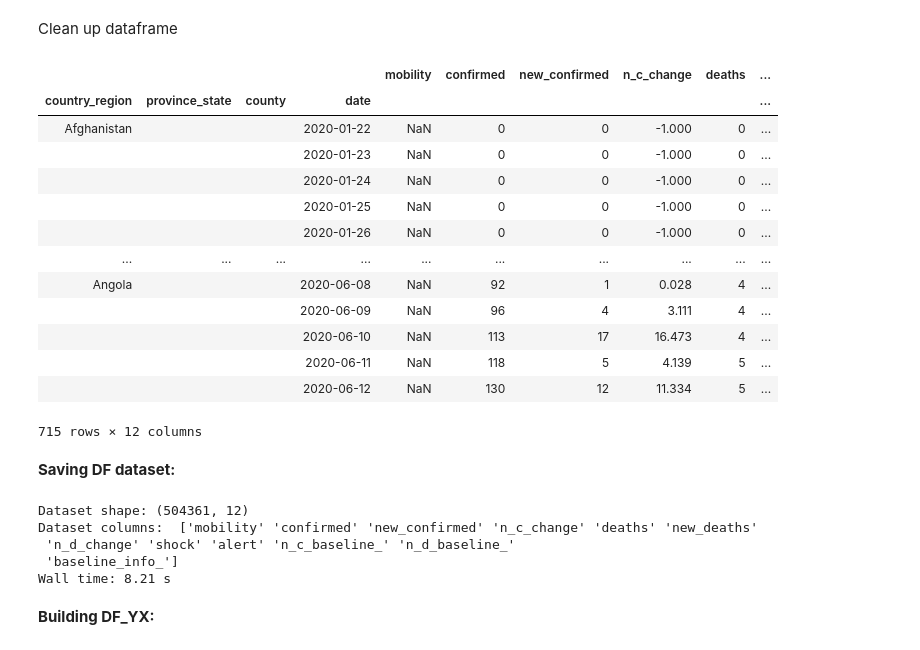
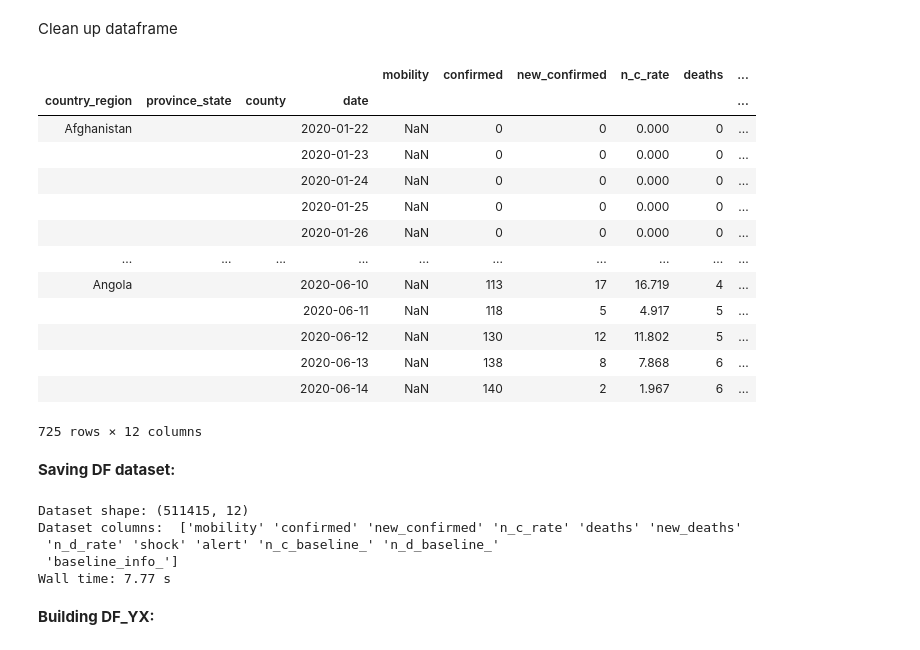
Before and after one commit to abtinkd/covid19, a Jupyter notebook: data-exploration.ipynb, the cells around one changed output. Cells and saved outputs as stored; diff of their text form; code cells hidden in the pictures.

```diff
--- a/data-exploration.ipynb
+++ b/data-exploration.ipynb
@@ -136,7 +136,7 @@ def calculate_baseline(df, based_on_column, start_date, end_date, apply_func):
                .groupby(axis=0, level=[0,1,2])
                .apply(apply_func))
 
-    res.loc[(res.isna()) | (res < 0.5)] = 0.5
+    res.loc[(res.isna()) | (res < 1.0)] = 1.0
     return res
 # %% [markdown]
 # Loading data <a class='anchor' id='loading-data'></a>
@@ -248,6 +248,6 @@ Wall time: 6 s
 # %%
-df['n_c_change'] = (((df['new_confirmed'] - df['n_c_baseline_']) / df['n_c_baseline_'])
+df['n_c_rate'] = ((df['new_confirmed'] / df['n_c_baseline_'])
                                     .round(3))
-df['n_d_change'] = (((df['new_deaths'] - df['n_d_baseline_']) / df['n_d_baseline_'])
+df['n_d_rate'] = ((df['new_deaths'] / df['n_d_baseline_'])
                                 .round(3))
 # %% [markdown]
@@ -260,11 +260,11 @@ df['shock'] = np.nan
 df['alert'] = np.nan
 wavg = lambda x: np.average(x.iloc[-k:], weights=weights, axis=0)
 df_temp = df.sort_index(level=3)
-df['shock'] = df_temp['n_d_change'].groupby(axis=0, level=[0,1,2]).apply(wavg)
-df['alert'] = df_temp['n_c_change'].groupby(axis=0, level=[0,1,2]).apply(wavg)
+df['shock'] = df_temp['n_d_rate'].groupby(axis=0, level=[0,1,2]).apply(wavg)
+df['alert'] = df_temp['n_c_rate'].groupby(axis=0, level=[0,1,2]).apply(wavg)
 
 # slower version:
 # for name, group in df.groupby(axis=0, level=[0,1,2]):
-#     df.loc[name, 'shock'] = np.average(group.iloc[-k:]['n_d_change'], weights=weights, axis=0)
-#     df.loc[name, 'growth'] = np.average(group.iloc[-k:]['n_c_change'], weights=weights, axis=0)
+#     df.loc[name, 'shock'] = np.average(group.iloc[-k:]['n_d_rate'], weights=weights, axis=0)
+#     df.loc[name, 'growth'] = np.average(group.iloc[-k:]['n_c_rate'], weights=weights, axis=0)
 # %% [output]
@@ -274,25 +274,25 @@ Clean up dataframe
 # %%
 # rearrange df
 df = df[['mobility',
-         'confirmed', 'new_confirmed', 'n_c_change',
-         'deaths', 'new_deaths', 'n_d_change', 'shock', 'alert',
+         'confirmed', 'new_confirmed', 'n_c_rate',
+         'deaths', 'new_deaths', 'n_d_rate', 'shock', 'alert',
          'n_c_baseline_', 'n_d_baseline_', 'baseline_info_']]
 df.loc[idx['Afghanistan': 'Angola'],]
 # %% [output]
-|  |  |  |  | mobility | confirmed | new_confirmed | n_c_change | deaths | ... |
+|  |  |  |  | mobility | confirmed | new_confirmed | n_c_rate | deaths | ... |
 | country_region | province_state | county | date |  |  |  |  |  | ... |
-| Afghanistan |  |  | 2020-01-22 | NaN | 0 | 0 | -1.000 | 0 | ... |
-|  |  |  | 2020-01-23 | NaN | 0 | 0 | -1.000 | 0 | ... |
-|  |  |  | 2020-01-24 | NaN | 0 | 0 | -1.000 | 0 | ... |
-|  |  |  | 2020-01-25 | NaN | 0 | 0 | -1.000 | 0 | ... |
-|  |  |  | 2020-01-26 | NaN | 0 | 0 | -1.000 | 0 | ... |
+| Afghanistan |  |  | 2020-01-22 | NaN | 0 | 0 | 0.000 | 0 | ... |
+|  |  |  | 2020-01-23 | NaN | 0 | 0 | 0.000 | 0 | ... |
+|  |  |  | 2020-01-24 | NaN | 0 | 0 | 0.000 | 0 | ... |
+|  |  |  | 2020-01-25 | NaN | 0 | 0 | 0.000 | 0 | ... |
+|  |  |  | 2020-01-26 | NaN | 0 | 0 | 0.000 | 0 | ... |
 | ... | ... | ... | ... | ... | ... | ... | ... | ... | ... |
-| Angola |  |  | 2020-06-08 | NaN | 92 | 1 | 0.028 | 4 | ... |
-|  |  |  | 2020-06-09 | NaN | 96 | 4 | 3.111 | 4 | ... |
-|  |  |  | 2020-06-10 | NaN | 113 | 17 | 16.473 | 4 | ... |
-|  |  |  | 2020-06-11 | NaN | 118 | 5 | 4.139 | 5 | ... |
-|  |  |  | 2020-06-12 | NaN | 130 | 12 | 11.334 | 5 | ... |
+| Angola |  |  | 2020-06-10 | NaN | 113 | 17 | 16.719 | 4 | ... |
+|  |  |  | 2020-06-11 | NaN | 118 | 5 | 4.917 | 5 | ... |
+|  |  |  | 2020-06-12 | NaN | 130 | 12 | 11.802 | 5 | ... |
+|  |  |  | 2020-06-13 | NaN | 138 | 8 | 7.868 | 6 | ... |
+|  |  |  | 2020-06-14 | NaN | 140 | 2 | 1.967 | 6 | ... |
-715 rows × 12 columns
+725 rows × 12 columns
 # %% [markdown]
 **Saving DF dataset:**
 # %%
@@ -303,11 +303,11 @@ today = datetime.datetime.today().date()
 df.to_csv(f'datasets/{today}_covid19_stats.csv', index=True)
 # pd.testing.assert_frame_equal(df, load_main_dataframe(today))
 # %% [output]
-Dataset shape: (504361, 12)
-Dataset columns:  ['mobility' 'confirmed' 'new_confirmed' 'n_c_change' 'deaths' 'new_deaths'
- 'n_d_change' 'shock' 'alert' 'n_c_baseline_' 'n_d_baseline_'
+Dataset shape: (511415, 12)
+Dataset columns:  ['mobility' 'confirmed' 'new_confirmed' 'n_c_rate' 'deaths' 'new_deaths'
+ 'n_d_rate' 'shock' 'alert' 'n_c_baseline_' 'n_d_baseline_'
  'baseline_info_']
-Wall time: 8.21 s
+Wall time: 7.77 s
 # %% [markdown]
 **Building DF_YX:**
 # %%
```
Also changed, not shown: parts of 23 cells of this notebook.
